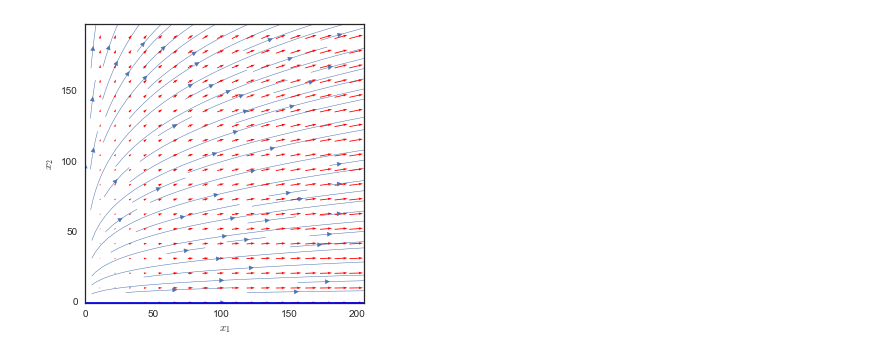
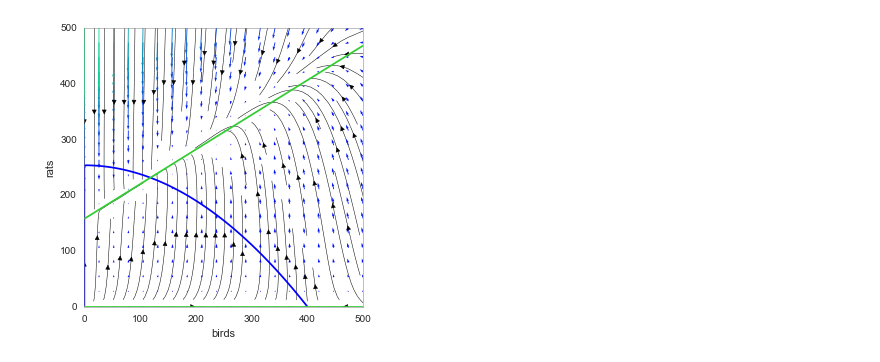
Before and after one commit to aaron2220/Mesopredator-Release, a Jupyter notebook: mesopredator release.ipynb, the cells around one changed output. Saved outputs shown, nothing was run; the diff lists cells and outputs as text; code cells hidden in the pictures.

```diff
--- a/mesopredator release.ipynb
+++ b/mesopredator release.ipynb
@@ -83,65 +117,59 @@ display(w)
 # %%
-def phase_plane(ax,ay,bx,by):
+def ratbird_phase(rb,nb,rr,ns):
     fig, axis = plt.subplots(figsize=(5,5), dpi=600)
+    # CONSTANTS
+    # birds
+    Kb = 400   # carrying capacity
+    # non-avian food
+    S = 400.    # total (constant and abundant)
+    # Initial population values
+    ax=0 # birds
+    ay=0 # rats
+    bx=500 # birds
+    by=500 # rats
+
     # define the model equations
     def f1(B,R):
         return rb*B*(1-(B/Kb)) - nb*R*(B/(S+B)) # dB/dt
     def f2(B,R):
         return rr*R*(1-(ns*nb*R)/(nb*S+ns*B))   # dR/dt
 
     #  Define two different 2D grids
     #  X1,Y1 represent the initial condition for the
     #  trajectories. We also use them to plot the vector field
     Nx1=20
     Ny1=20
     xx1= np.linspace(ax,bx,Nx1)
     yy1= np.linspace(ay,by,Ny1)
     X1,Y1 = np.meshgrid(xx1,yy1)
 
     #  X,Y for computing nullclines and the trajectories
     Nx=200
     Ny=200
     xx= np.linspace(ax,bx,Nx)
     yy= np.linspace(ay,by,Ny)
     X,Y = np.meshgrid(xx,yy)
 
     # Nullclines
     levels = [0]
-    c1 = axis.contour( X,Y,f1(X,Y), levels, antialiased=True, colors='black', lw=0.5) # dx/dt=0
-    c2 = axis.contour( X,Y,f2(X,Y), levels, antialiased=True, colors='blue', lw=0.5) # dy/dt=0
+    c1 = axis.contour( X,Y,f1(X,Y), levels, antialiased=True, colors='blue', lw=0.5) # dx/dt=0
+    c2 = axis.contour( X,Y,f2(X,Y), levels, antialiased=True, colors='limegreen', lw=0.5) # dy/dt=0
 
     # Trajectories
-    #p  = haltonset(2,'Skip',1e3,'Leap',1e2);
-    #p  = scramble(p,'RR2');
-    #X0 = net(p,200);
-    #X0(:,1)= ax + (bx-ax)*X0(:,1);
-    #X0(:,2)= ay + (by-ay)*X0(:,2);
-    #streamline(X,Y,f1(X,Y),f2(X,Y),X0(:,1),X0(:,2),[5e-3,1e4])
-    axis.streamplot(X1, Y1, f1(X1,Y1), f2(X1,Y1), linewidth=0.5, cmap=plt.cm.autumn)
+    axis.streamplot(X1, Y1, f1(X1,Y1),f2(X1,Y1), color='k', linewidth=0.5, cmap=plt.cm.winter)
 
     # Velocity field
-    plt.quiver(X1,Y1, f1(X1,Y1),f2(X1,Y1), color='r')
-    plt.xlabel(r'$x_1$')
-    plt.ylabel(r'$x_2$')
+    plt.quiver(X1,Y1, f1(X1,Y1),f2(X1,Y1), np.sqrt(f1(X1,Y1)**2+f2(X1,Y1)**2), cmap=plt.cm.winter)
+    plt.xlabel(r'birds')
+    plt.ylabel(r'rats')
+
+
+
+rb_slider = widgets.FloatSliderWidget(min=0, max=20, step=0.01, value=1.4)
+nb_slider = widgets.FloatSliderWidget(min=0, max=20, step=0.01, value=1.5)
+rr_slider = widgets.FloatSliderWidget(min=0, max=20, step=0.01, value=0.75)
+ns_slider = widgets.FloatSliderWidget(min=0, max=20, step=0.01, value=2.0)
+phase2D = widgets.interactive( ratbird_phase, rb=rb_slider, nb=nb_slider, rr=rr_slider, ns=ns_slider)
+display(phase2D)
+# %% [output]
+[figure, added]
-# %%
-# CONSTANTS
-    # birds
-rb = 200  # birth rate
-nb = 900   # predation rate
-Kb = 100000   # carrying capacity
-    # rats
-rr = 60   # birth rate
-    # non-avian food
-S = 100000.    # total (constant and abundant)
-ns = 50   # predation rate
-
-
-
-#phase_plane(f1,f2, 0,0,500,500)
-
-bx_slider = widgets.IntSliderWidget(min=0, max=500, step=1, value=0)
-by_slider = widgets.IntSliderWidget(min=0, max=500, step=1, value=0)
-phase = widgets.interactive( phase_plane, ax=0,ay=0, bx=bx_slider, by=by_slider)
-display(phase)
-# %% [output]
-[figure, removed]
```
Also changed, not shown: parts of 19 cells of this notebook.
